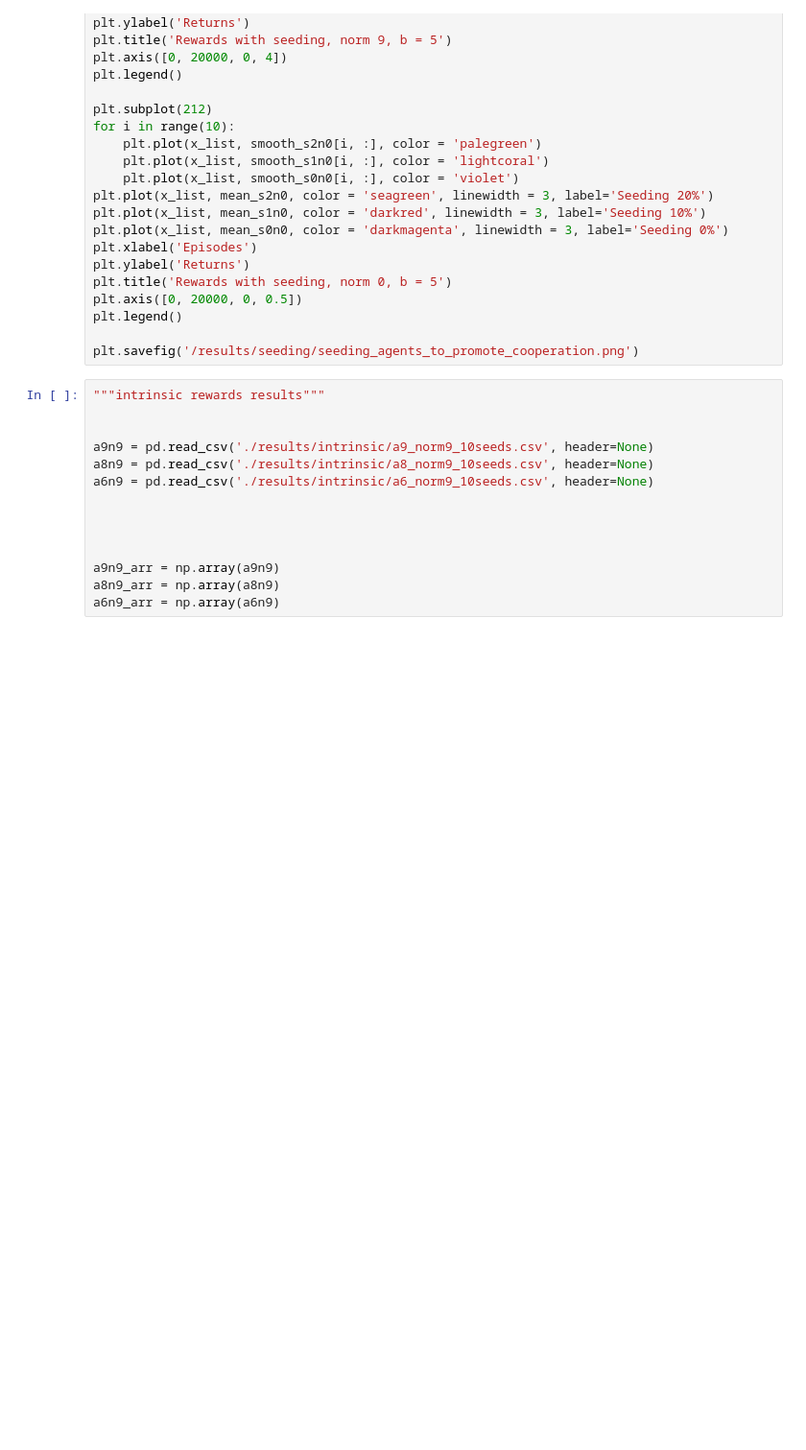
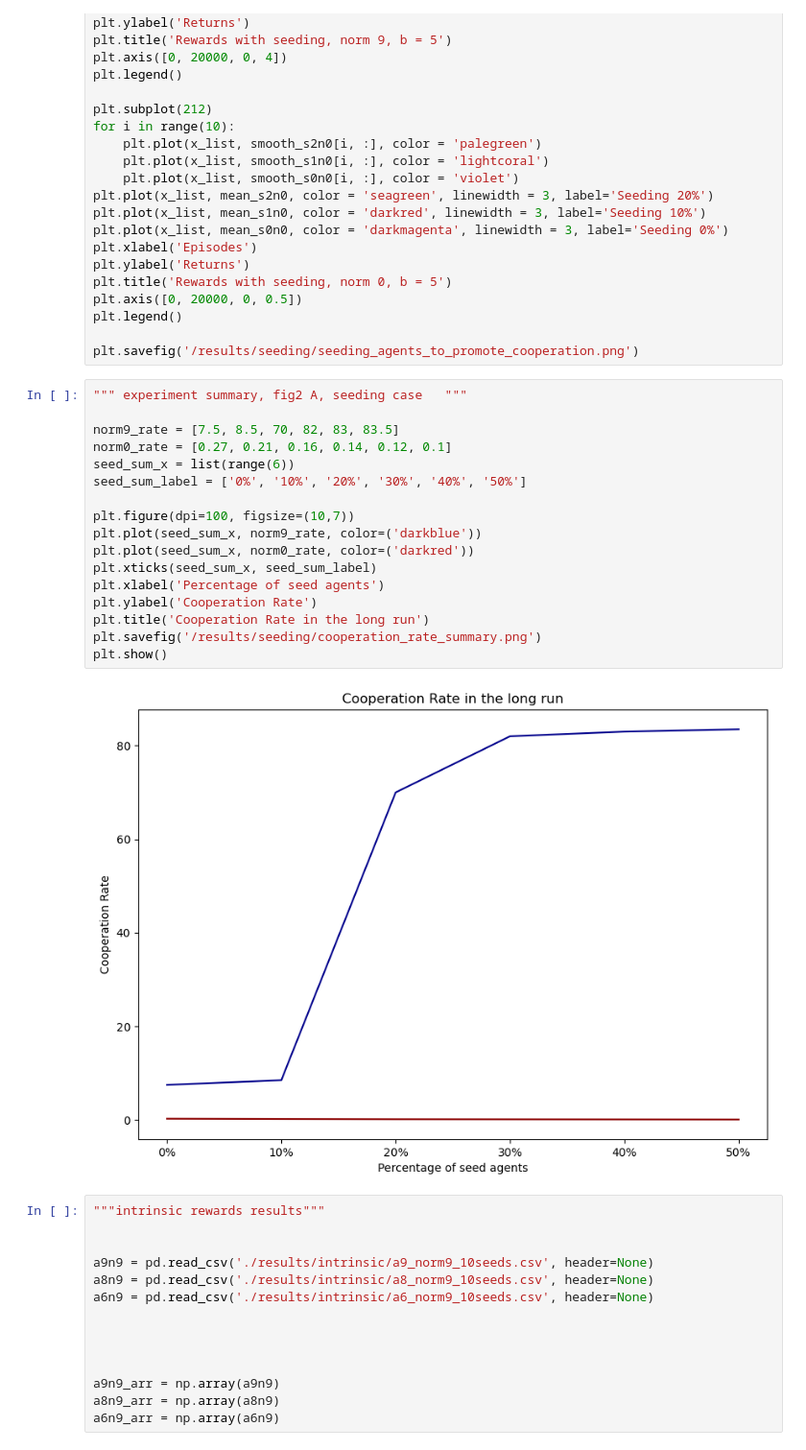
Before and after one commit to qiaodan-cuhk/ReputationDynamics, a Jupyter notebook: plot.ipynb, the cells around one changed output. Shown at 96% size. Drawn from its saved outputs; the diff is of its cells as text; blank space fills up the shorter version.

```diff
--- a/plot.ipynb
+++ b/plot.ipynb
@@ -138,6 +138,25 @@ plt.axis([0, 20000, 0, 0.5])
 plt.legend()
 
 plt.savefig('/results/seeding/seeding_agents_to_promote_cooperation.png')
+# %%
+""" experiment summary, fig2 A, seeding case   """
+
+norm9_rate = [7.5, 8.5, 70, 82, 83, 83.5]
+norm0_rate = [0.27, 0.21, 0.16, 0.14, 0.12, 0.1]
+seed_sum_x = list(range(6))
+seed_sum_label = ['0%', '10%', '20%', '30%', '40%', '50%']
+
+plt.figure(dpi=100, figsize=(10,7))
+plt.plot(seed_sum_x, norm9_rate, color=('darkblue'))
+plt.plot(seed_sum_x, norm0_rate, color=('darkred'))
+plt.xticks(seed_sum_x, seed_sum_label)
+plt.xlabel('Percentage of seed agents')
+plt.ylabel('Cooperation Rate')
+plt.title('Cooperation Rate in the long run')
+plt.savefig('/results/seeding/cooperation_rate_summary.png')
+plt.show()
+# %% [output]
+[figure, added]
 # %%
 """intrinsic rewards results"""
 
```
Also changed, not shown: parts of 12 cells of this notebook, 2 other files.
